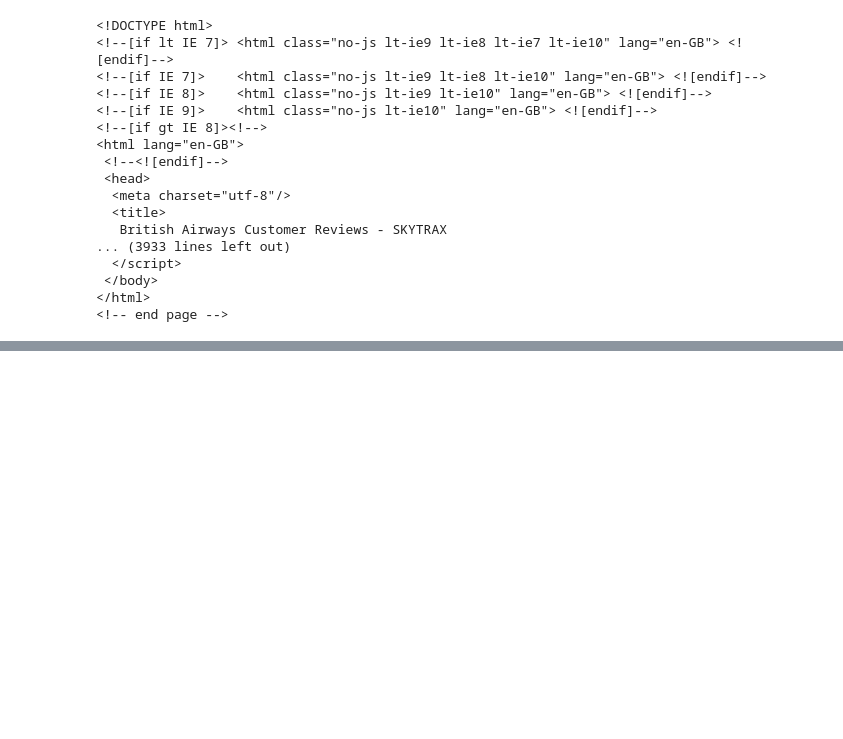
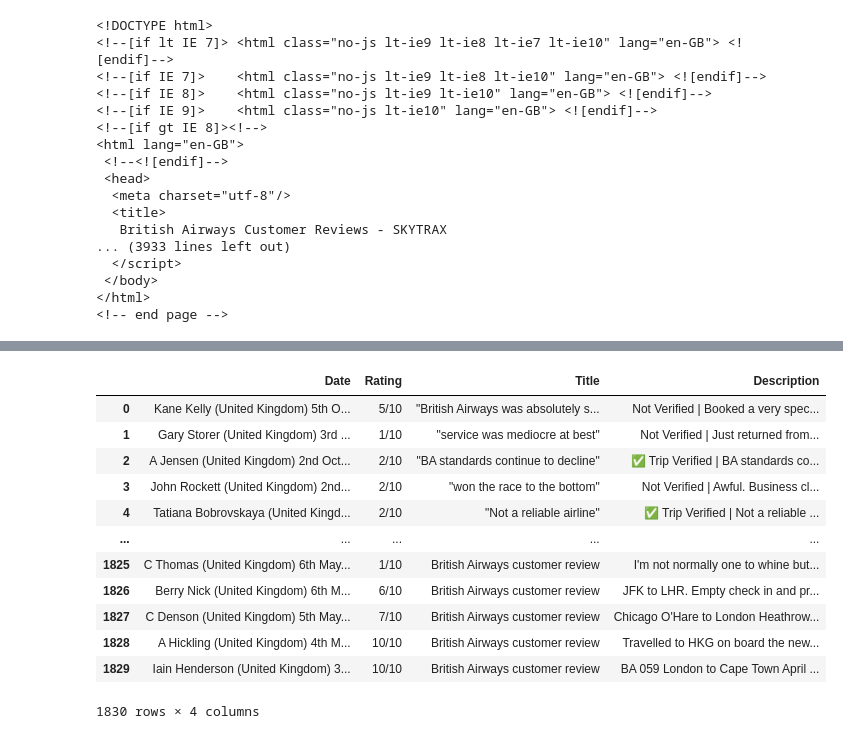
Before and after one commit to JOCRZ/BritishAirways-Intership, a Jupyter notebook: extraction.ipynb, the cells around one changed output, grey strips where cells are left out. Drawn from its saved outputs; the diff is of its cells as text; code cells hidden in the pictures; blank space fills up the shorter version.

```diff
--- a/extraction.ipynb
+++ b/extraction.ipynb
@@ -67,0 +137,43 @@ About
+# %%
+
+
+DataSet = pd.DataFrame()
+
+for j in range (1,184):
+
+    url = 'https://www.airlinequality.com/airline-reviews/british-airways/page/{}/?sortby=post_date%3ADesc&pagesize=20'.format(j)
+    webpage = requests.get(url).text
+
+    soup = BeautifulSoup(webpage)
+
+    date = []
+    rating = []
+    title = []
+    description = []
+
+    for i in range(10):
+        date.append([i for i in soup.findAll('h3', class_='text_sub_header userStatusWrapper')][i].text.strip())
+        rating.append([i for i in soup.findAll('div',class_='rating-10')][i].text.strip())
+        title.append([i for i in soup.findAll('h2',class_='text_header')][i].text.strip())
+        description.append([i for i in soup.findAll('div',class_='text_content')][i].text.strip())
+
+    dictionary = {'Date':date,'Rating':rating,'Title':title,'Description':description}
+    df = pd.DataFrame(dictionary)
+
+    DataSet = pd.concat([DataSet, df], ignore_index=True)
+# %%
+DataSet
+# %% [output]
+|  | Date | Rating | Title | Description |
+| 0 | Kane Kelly (United Kingdom) 5th O... | 5/10 | "British Airways was absolutely s... | Not Verified | Booked a very spec... |
+| 1 | Gary Storer (United Kingdom) 3rd ... | 1/10 | "service was mediocre at best" | Not Verified | Just returned from... |
+| 2 | A Jensen (United Kingdom) 2nd Oct... | 2/10 | "BA standards continue to decline" | ✅ Trip Verified | BA standards co... |
+| 3 | John Rockett (United Kingdom) 2nd... | 2/10 | "won the race to the bottom" | Not Verified | Awful. Business cl... |
+| 4 | Tatiana Bobrovskaya (United Kingd... | 2/10 | "Not a reliable airline" | ✅ Trip Verified | Not a reliable ... |
+| ... | ... | ... | ... | ... |
+| 1825 | C Thomas (United Kingdom) 6th May... | 1/10 | British Airways customer review | I'm not normally one to whine but... |
+| 1826 | Berry Nick (United Kingdom) 6th M... | 6/10 | British Airways customer review | JFK to LHR. Empty check in and pr... |
+| 1827 | C Denson (United Kingdom) 5th May... | 7/10 | British Airways customer review | Chicago O'Hare to London Heathrow... |
+| 1828 | A Hickling (United Kingdom) 4th M... | 10/10 | British Airways customer review | Travelled to HKG on board the new... |
+| 1829 | Iain Henderson (United Kingdom) 3... | 10/10 | British Airways customer review | BA 059 London to Cape Town April ... |
+1830 rows × 4 columns
```
Also changed, not shown: parts of 27 cells of this notebook.
